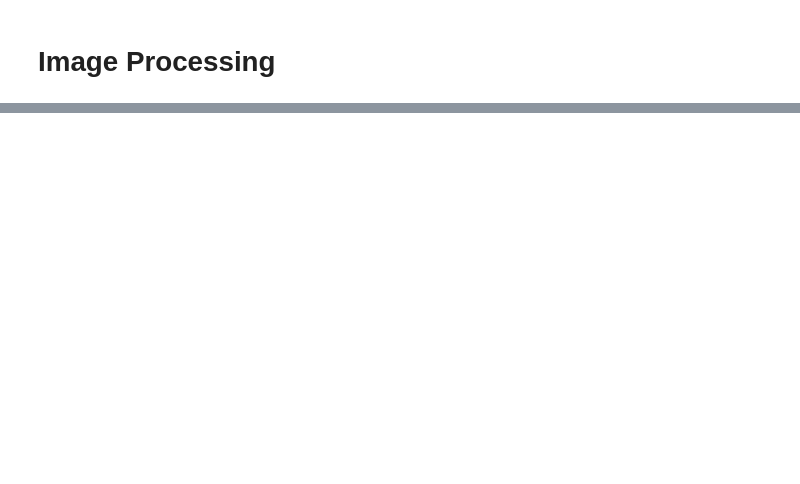
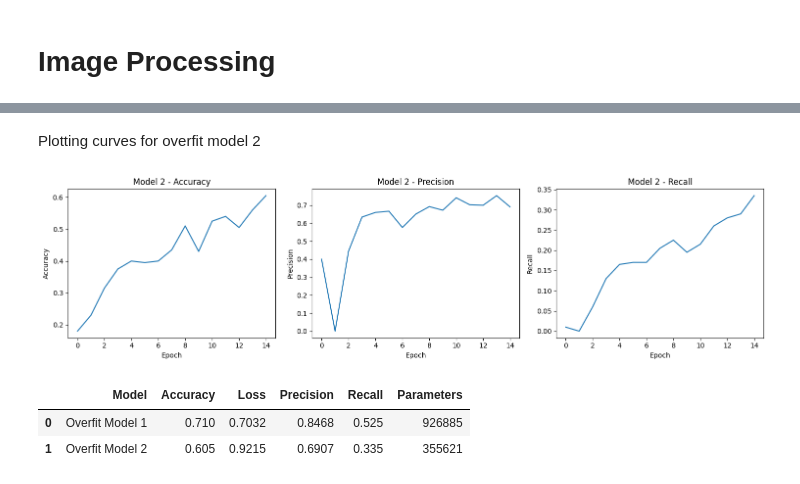
Before and after one commit to samiksha12/BackyardWatch, a Jupyter notebook: BackyardWatchAITask1.ipynb, the cells around one changed output, grey strips where cells are left out. Saved outputs shown, nothing was run; the diff lists cells and outputs as text; code cells hidden in the pictures; blank space fills up the shorter version.

```diff
--- a/BackyardWatchAITask1.ipynb
+++ b/BackyardWatchAITask1.ipynb
@@ -614,0 +466,15 @@ test_ds = make_dataset(testing_df)
+# %%
+overfit_model2.compile(
+    optimizer='adam',
+    loss='categorical_crossentropy',
+    metrics=[
+        'accuracy',
+        Precision(name='precision'),
+        Recall(name='recall')
+    ]
+)
+
+history2 = overfit_model2.fit(
+    train_generator,
+    epochs=15
+)
@@ -614,0 +499,57 @@ test_ds = make_dataset(testing_df)
+# %% [markdown]
+Plotting curves for overfit model 2
+# %%
+plt.figure(figsize=(15, 4))
+
+plt.subplot(1, 3, 1)
+plt.plot(history2.history['accuracy'])
+plt.ylabel('Accuracy')
+plt.xlabel('Epoch')
+plt.title('Model 2 - Accuracy')
+
+plt.subplot(1, 3, 2)
+plt.plot(history2.history['precision'])
+plt.ylabel('Precision')
+plt.xlabel('Epoch')
+plt.title('Model 2 - Precision')
+
+plt.subplot(1, 3, 3)
+plt.plot(history2.history['recall'])
+plt.ylabel('Recall')
+plt.xlabel('Epoch')
+plt.title('Model 2 - Recall')
+
+plt.tight_layout()
+plt.show()
+# %% [output]
+[figure, added]
+# %%
+results = pd.DataFrame({
+    'Model': ['Overfit Model 1', 'Overfit Model 2'],
+    'Accuracy': [
+        history1.history['accuracy'][-1],
+        history2.history['accuracy'][-1]
+    ],
+    'Loss': [
+        history1.history['loss'][-1],
+        history2.history['loss'][-1]
+    ],
+    'Precision': [
+        history1.history['precision'][-1],
+        history2.history['precision'][-1]
+    ],
+    'Recall': [
+        history1.history['recall'][-1],
+        history2.history['recall'][-1]
+    ],
+    'Parameters': [
+        overfit_model1.count_params(),
+        overfit_model2.count_params()
+    ]
+})
+
+display(results.round(4))
+# %% [output]
+|  | Model | Accuracy | Loss | Precision | Recall | Parameters |
+| 0 | Overfit Model 1 | 0.710 | 0.7032 | 0.8468 | 0.525 | 926885 |
+| 1 | Overfit Model 2 | 0.605 | 0.9215 | 0.6907 | 0.335 | 355621 |
```
Also changed, not shown: parts of 109 cells of this notebook.
